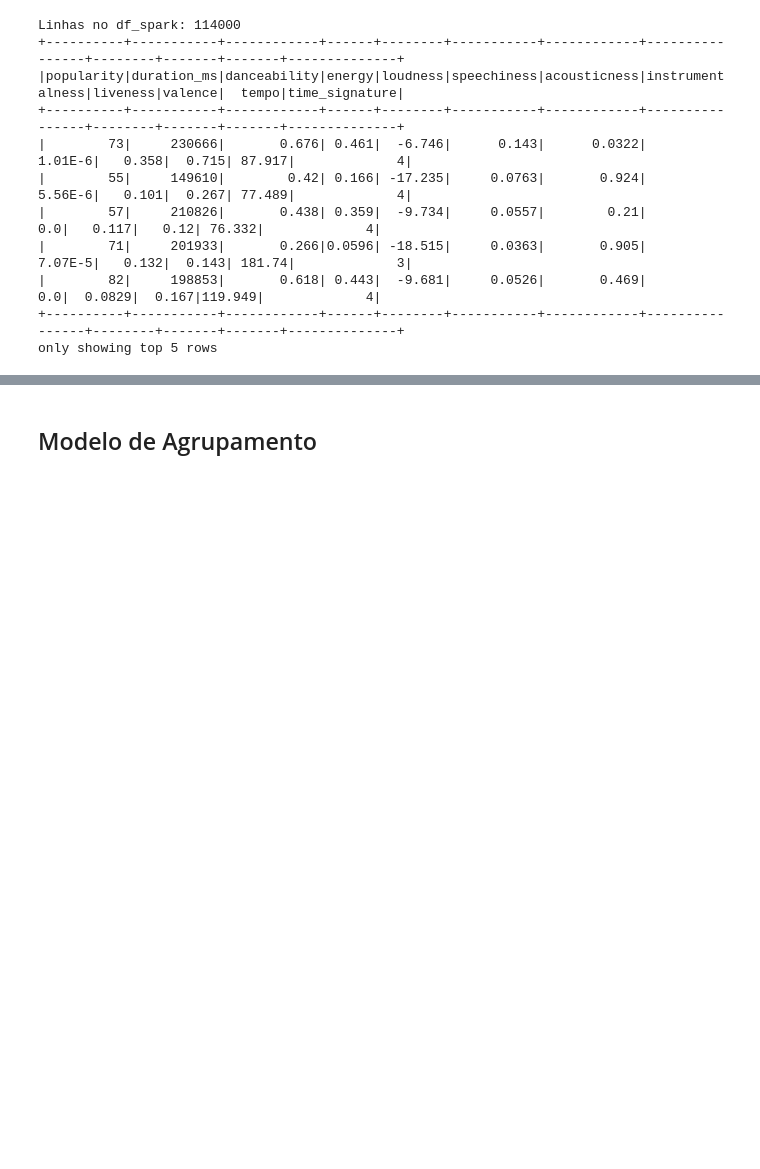
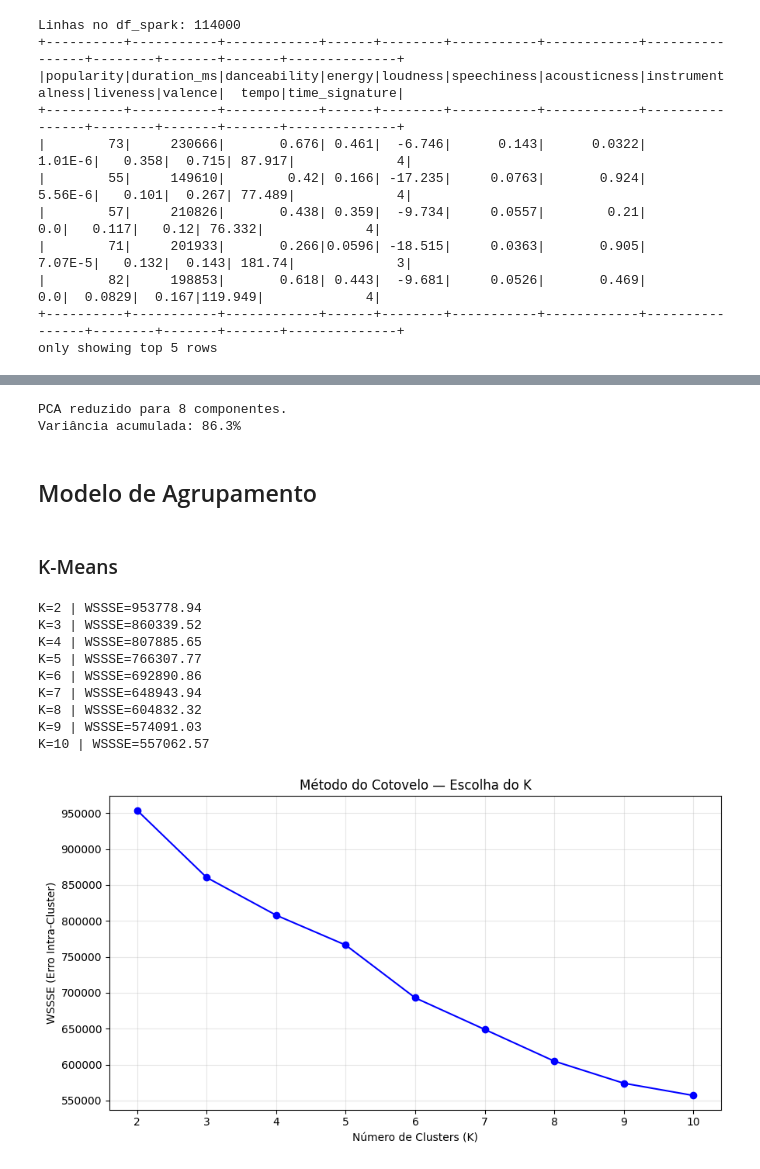
Before and after one commit to giu-garrido/projeto-integrador-5-semestre, a Jupyter notebook: analise_do_dataset.ipynb, the cells around one changed output, grey strips where cells are left out. Cells and saved outputs as stored; diff of their text form; code cells hidden in the pictures; blank space fills up the shorter version.

```diff
--- a/analise_do_dataset.ipynb
+++ b/analise_do_dataset.ipynb
@@ -364,2 +383,48 @@ DenseVector([0.246, 0.1276, 0.1054, 0.0878, 0.082, 0.0751, 0.0695, 0.0694, 0.060
+# %%
+# PCA final com apenas os componentes necessários
+K_PCA = n_componentes_80
+
+pca_final = PCA(k=K_PCA, inputCol="scaled_features", outputCol="pca_features")
+modelo_pca_final = pca_final.fit(df_scaled)
+df_pca_final = modelo_pca_final.transform(df_scaled)
+
+print(f"PCA reduzido para {K_PCA} componentes.")
+print(f"Variância acumulada: {modelo_pca_final.explainedVariance.toArray().sum()*100:.1f}%")
+# %% [output]
+PCA reduzido para 8 componentes.
+Variância acumulada: 86.3%
 # %% [markdown]
 ## Modelo de Agrupamento
+# %% [markdown]
+### K-Means
+# %%
+custos = []
+ks = range(2, 11)
+
+for k in ks:
+    kmeans = KMeans(k=k, seed=42, featuresCol="pca_features", predictionCol="cluster")
+    modelo_k = kmeans.fit(df_pca_final)
+    custo = modelo_k.summary.trainingCost
+    custos.append(custo)
+    print(f"K={k} | WSSSE={custo:.2f}")
+
+plt.figure(figsize=(9, 5))
+plt.plot(ks, custos, 'bo-')
+plt.xlabel('Número de Clusters (K)')
+plt.ylabel('WSSSE (Erro Intra-Cluster)')
+plt.title('Método do Cotovelo — Escolha do K')
+plt.xticks(ks)
+plt.grid(True, alpha=0.3)
+plt.tight_layout()
+plt.show()
+# %% [output]
+K=2 | WSSSE=953778.94
+K=3 | WSSSE=860339.52
+K=4 | WSSSE=807885.65
+K=5 | WSSSE=766307.77
+K=6 | WSSSE=692890.86
+K=7 | WSSSE=648943.94
+K=8 | WSSSE=604832.32
+K=9 | WSSSE=574091.03
+K=10 | WSSSE=557062.57
+[figure, added]
```
Also changed, not shown: parts of 17 cells of this notebook.
